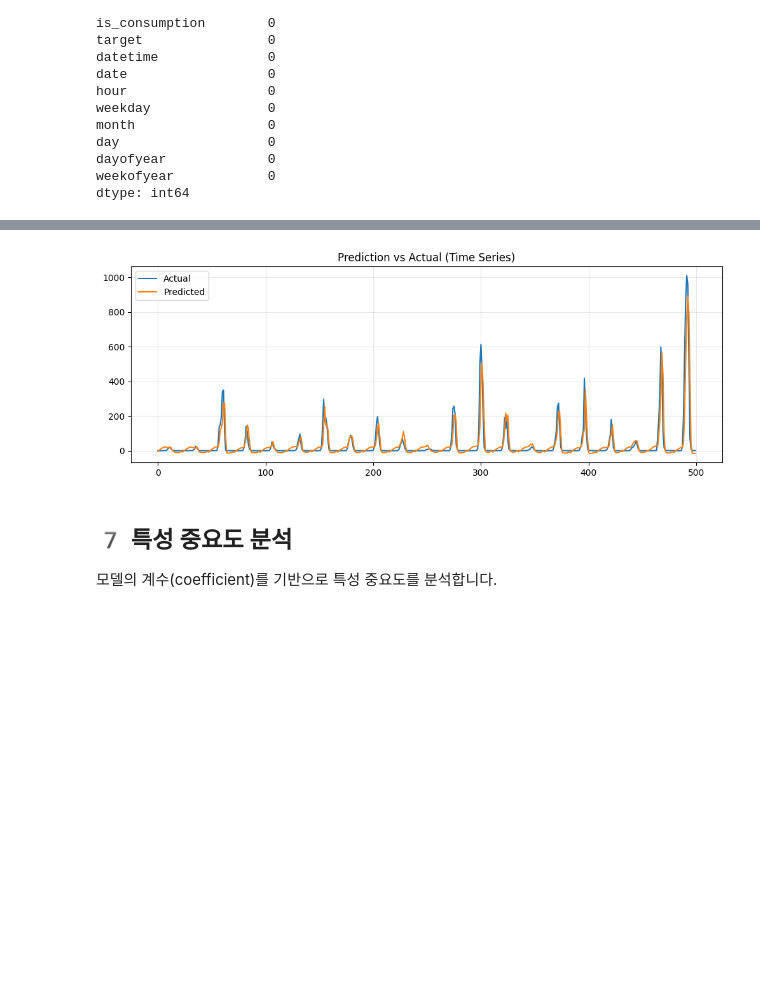
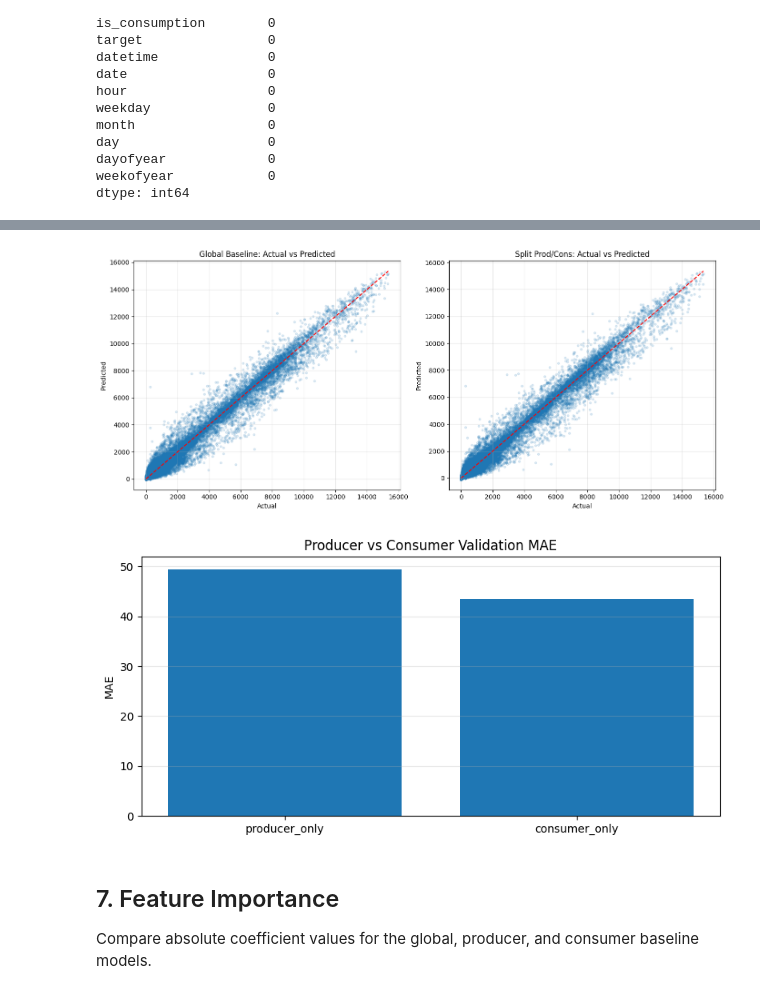
Before and after one commit to gyeong0212/DataScience2026, a Jupyter notebook: notebooks/LinearReg.ipynb, the cells around one changed output, grey strips where cells are left out. Saved outputs shown, nothing was run; the diff lists cells and outputs as text; code cells hidden in the pictures; blank space fills up the shorter version.

```diff
--- a/notebooks/LinearReg.ipynb
+++ b/notebooks/LinearReg.ipynb
@@ -195,17 +286,36 @@ plt.show()
 # %%
-plt.figure(figsize=(12,4))
-plt.plot(y_valid.values[:500], label="Actual")
-plt.plot(lr_preds[:500], label="Predicted")
+fig, axes = plt.subplots(1, 2, figsize=(14, 6))
 
-plt.legend()
-plt.title("Prediction vs Actual (Time Series)")
-plt.grid(alpha=0.3)
+axes[0].scatter(y_valid, global_preds, alpha=0.15, s=10)
+axes[0].plot([y_valid.min(), y_valid.max()], [y_valid.min(), y_valid.max()], color="red", linestyle="--")
+axes[0].set_title("Global Baseline: Actual vs Predicted")
+axes[0].set_xlabel("Actual")
+axes[0].set_ylabel("Predicted")
+axes[0].grid(alpha=0.3)
+
+axes[1].scatter(y_valid, split_preds, alpha=0.15, s=10)
+axes[1].plot([y_valid.min(), y_valid.max()], [y_valid.min(), y_valid.max()], color="red", linestyle="--")
+axes[1].set_title("Split Prod/Cons: Actual vs Predicted")
+axes[1].set_xlabel("Actual")
+axes[1].set_ylabel("Predicted")
+axes[1].grid(alpha=0.3)
+
+plt.tight_layout()
 plt.show()
+
+plt.figure(figsize=(8, 4))
+plt.bar(segment_results_df["model"], segment_results_df["mae"])
+plt.title("Producer vs Consumer Validation MAE")
+plt.ylabel("MAE")
+plt.grid(axis="y", alpha=0.3)
+plt.tight_layout()
+plt.show()
 # %% [output]
-[figure, old version]
+[figure, new version]
+[figure, added]
 # %% [markdown]
 <a id="importance"></a>
-## 7️ 특성 중요도 분석
+## 7. Feature Importance
 
-모델의 계수(coefficient)를 기반으로 특성 중요도를 분석합니다.
+Compare absolute coefficient values for the global, producer, and consumer baseline models.
 # %%
```
Also changed, not shown: parts of 15 cells of this notebook, 6 other files.
